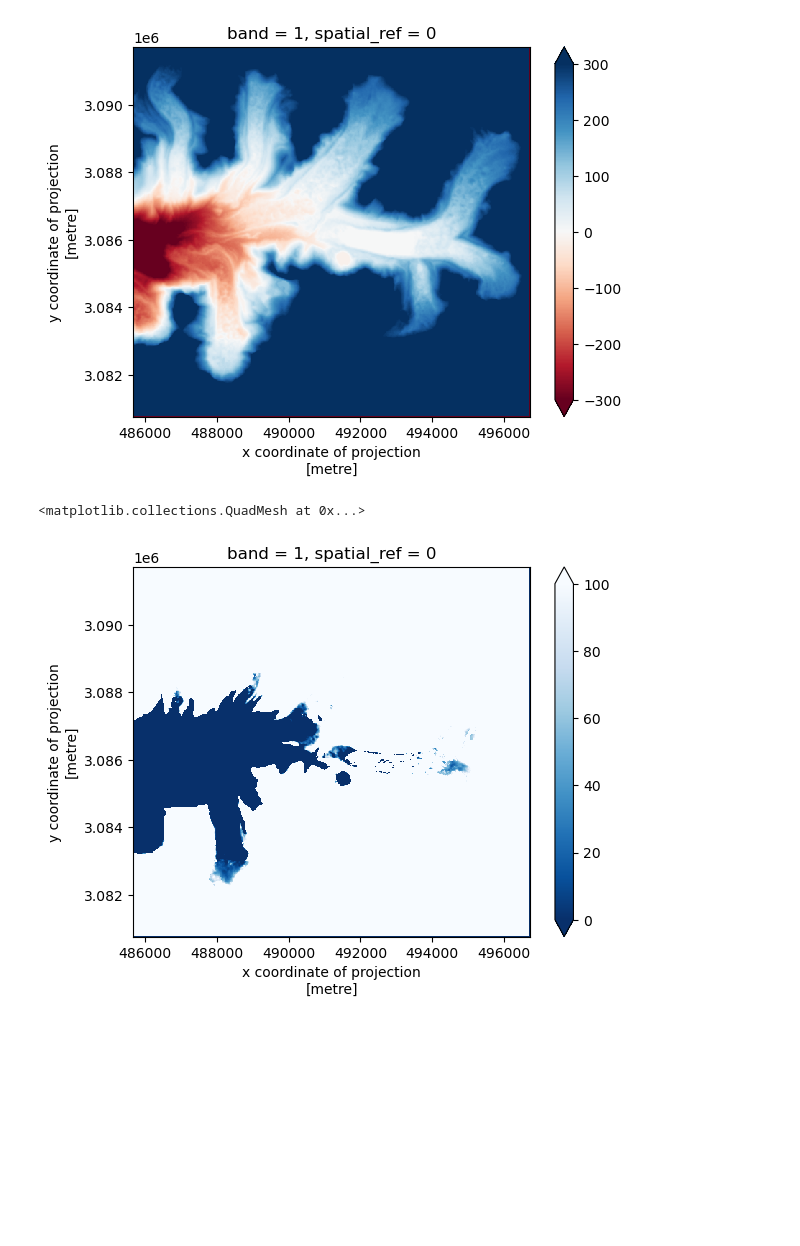
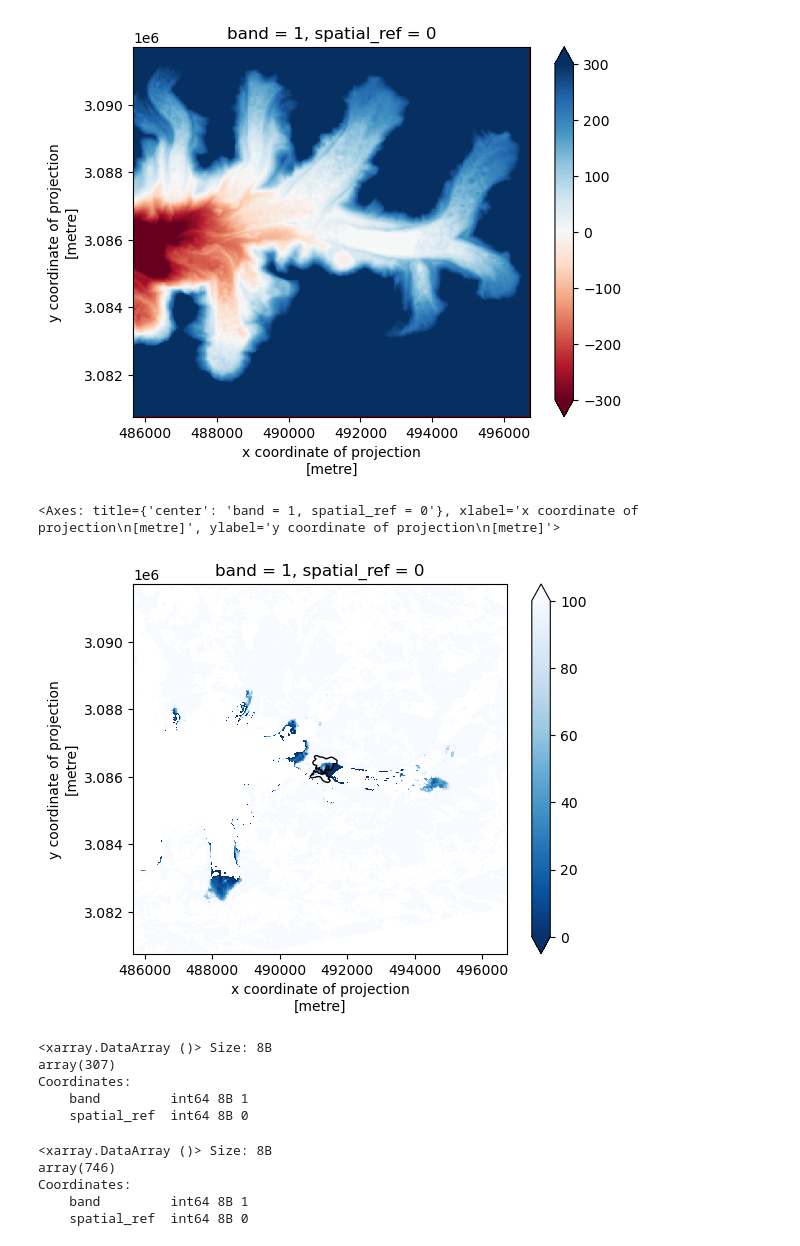
Before and after one commit to gbrencher/fufiters_imja_analysis, a Jupyter notebook: analysis/forward_projection.ipynb, the cells around one changed output. Saved outputs shown, nothing was run; the diff lists cells and outputs as text; code cells hidden in the pictures; blank space fills up the shorter version.

```diff
--- a/analysis/forward_projection.ipynb
+++ b/analysis/forward_projection.ipynb
@@ -20,3 +36,31 @@ from scipy.stats import linregress
+# %%
+# read in dam polygon
+dam_fn = f'../mapping/polygons/{dam_name}_md.shp'
+dam_gdf = gpd.read_file(dam_fn)
+dam_gdf = dam_gdf.to_crs(crs) # reproject in case of mistake
+
+# load in moving area polygon
+moving_fn = f'../mapping/polygons/{dam_name}_moving.shp'
+moving_gdf = gpd.read_file(moving_fn)
+
+# load in moving area polygon
+reference_fn = f'../mapping/polygons/{dam_name}_reference.shp'
+reference_gdf = gpd.read_file(reference_fn)
+
+# load in stable area polygon
+stable_fn = f'../mapping/polygons/{dam_name}_stable.shp'
+stable_gdf = gpd.read_file(stable_fn).to_crs(crs)
+
+# load in water mask
+water_fn = f'../mapping/polygons/water_mask.shp'
+water_gdf = gpd.read_file(water_fn).to_crs(crs)
+
+# pad dam bounds by 5 km
+padding = 5000
+aoi_extent = [dam_gdf.bounds.minx.item()-padding,
+               dam_gdf.bounds.maxy.item()+padding,
+               dam_gdf.bounds.maxx.item()+padding,
+               dam_gdf.bounds.miny.item()-padding]
 # %%
 vertical_fn = './vertical_velocity_imja.tif'
 vertical_veloc_da = rioxarray.open_rasterio(vertical_fn).squeeze()
@@ -28,23 +72,24 @@ elev_above_lake = dem_da-4961
 elev_above_lake = elev_above_lake.rio.reproject_match(vertical_veloc_da)
 # %%
 #elev_above_lake = elev_above_lake.where(elev_above_lake >= 0)
-vertical_veloc_da = vertical_veloc_da.where(vertical_veloc_da >= 0)
+vertical_veloc_da = vertical_veloc_da.where(vertical_veloc_da <= 0)
 # %%
 elev_above_lake.plot(vmin=-300, vmax=300, cmap='RdBu')
 # %% [output]
 <matplotlib.collections.QuadMesh at 0x...>
 [figure]
 # %%
-years_until_lake_level = elev_above_lake/vertical_veloc_da
+years_until_lake_level = elev_above_lake/(vertical_veloc_da*-1)
 # adjust to relative to 2024 based on 2013 DEM timestamp (real timestamp 2011-2015)
 years_until_lake_level = years_until_lake_level - 11
 # mask areas moving upward
-years_until_lake_level = years_until_lake_level.where(vertical_veloc_da >= 0, 100000)
+years_until_lake_level = years_until_lake_level.where(vertical_veloc_da <= 0)
 # mask areas already below lake level
-years_until_lake_level = years_until_lake_level.where(elev_above_lake >= 0, 0)
+years_until_lake_level = years_until_lake_level.where(elev_above_lake >= 0)
 # %%
 f, ax = plt.subplots()
 years_until_lake_level.plot(ax=ax, vmin=0, vmax=100, cmap='Blues_r')
+moving_gdf.plot(ax=ax, edgecolor='black', facecolor='none')
 # %% [output]
-<matplotlib.collections.QuadMesh at 0x...>
+<Axes: title={'center': 'band = 1, spatial_ref = 0'}, xlabel='x coordinate of projection\n[metre]', ylabel='y coordinate of projection\n[metre]'>
-[figure, old version]
+[figure, new version]
@@ -51,2 +98,18 @@ years_until_lake_level.plot(ax=ax, vmin=0, vmax=100, cmap='Blues_r')
+# %%
+years_clipped.where(years_clipped <= 100).count()
+# %% [output]
+<xarray.DataArray ()> Size: 8B
+array(307)
+Coordinates:
+    band         int64 8B 1
+    spatial_ref  int64 8B 0
+# %%
+years_until_lake_level.rio.clip(moving_gdf.geometry, crs=moving_gdf.crs, drop=True).count(dim=['x', 'y'])
+# %% [output]
+<xarray.DataArray ()> Size: 8B
+array(746)
+Coordinates:
+    band         int64 8B 1
+    spatial_ref  int64 8B 0
 # %%
 years_until_lake_level.rio.to_raster('imja_years_until_lake_level.tif')
```
Also changed, not shown: parts of 2 cells of this notebook, 3 other files.
